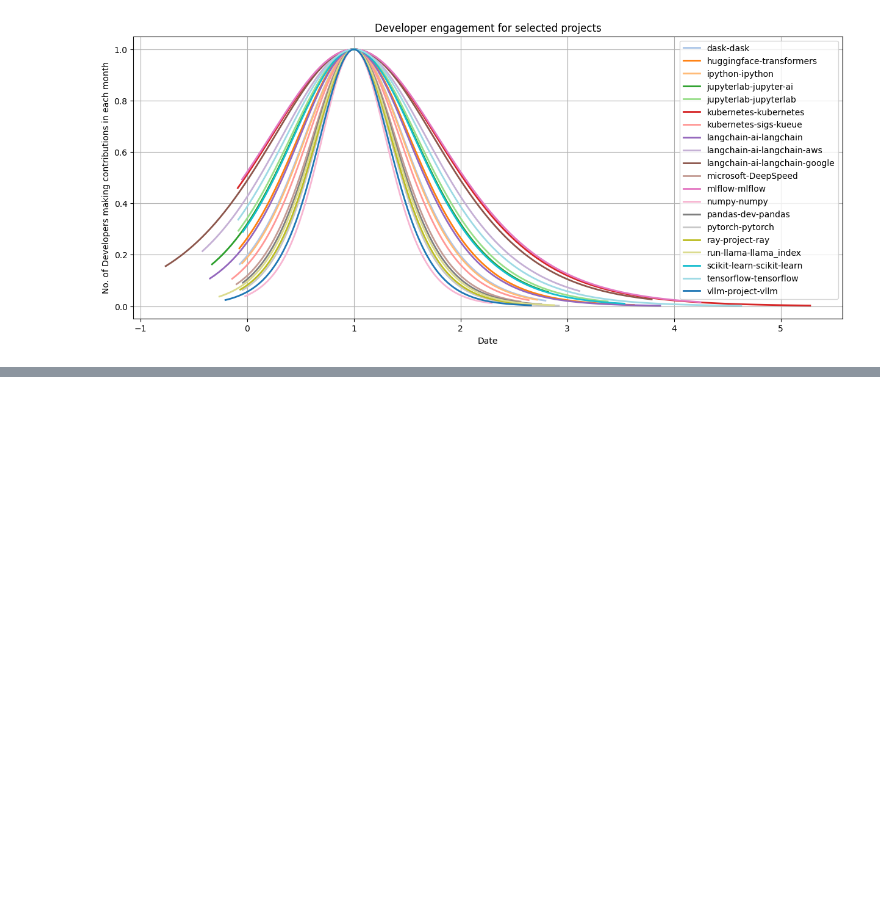
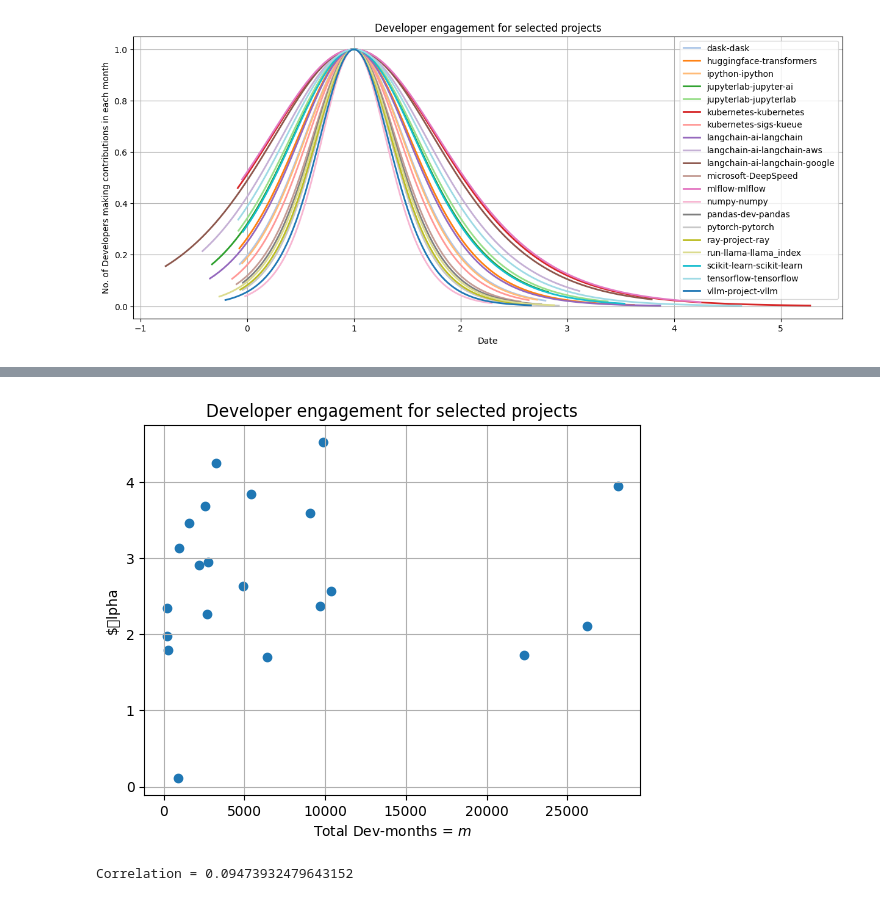
Before and after one commit to srdas/oss-lifecycle, a Jupyter notebook: notebooks/developer_stats.ipynb, the cells around one changed output, grey strips where cells are left out. Saved outputs shown, nothing was run; the diff lists cells and outputs as text; code cells hidden in the pictures; blank space fills up the shorter version.

```diff
--- a/notebooks/developer_stats.ipynb
+++ b/notebooks/developer_stats.ipynb
@@ -195,0 +204,16 @@ plt.show()
+# %%
+y = np.log(df["q"]/df["p"])
+x = df["m"]
+
+plt.scatter(x,y)
+plt.xlabel('Total Dev-months = $m$')
+plt.ylabel('$\alpha')
+plt.title('Developer engagement for selected projects')
+plt.grid()
+plt.savefig(f"images/m_alpha.png")
+plt.show()
+
+print("Correlation =", np.corrcoef(x,y)[0,1])
+# %% [output]
+[figure, added]
+Correlation = 0.09473932479643152
```
Also changed, not shown: parts of 1 cell of this notebook.
